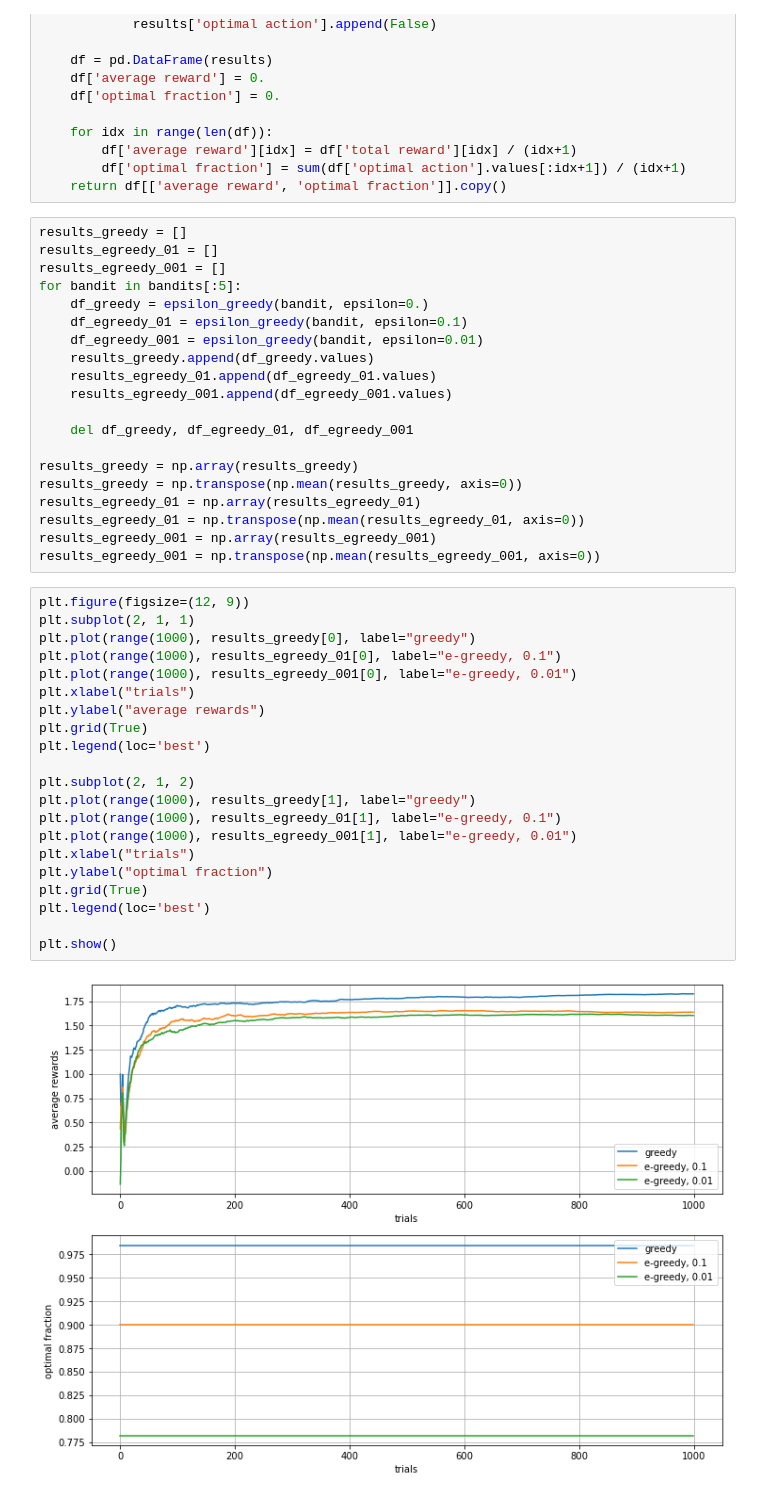
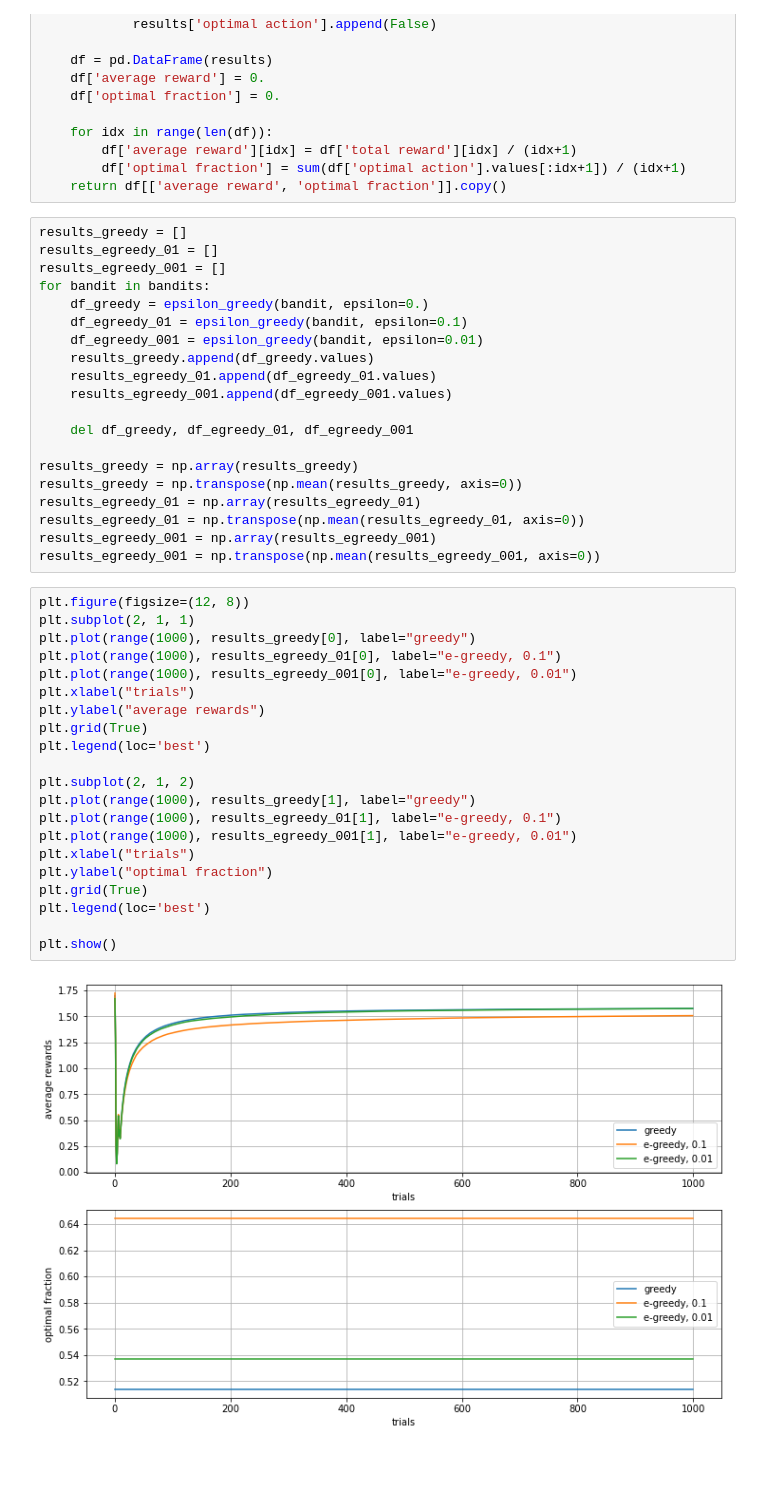
Before and after one commit to choij1589/MachineLearning, a Jupyter notebook: ReinforcementLearning/Chapter-2/k-armed_bandit.ipynb, the cells around one changed output. Cells and saved outputs as stored; diff of their text form; blank space fills up the shorter version.

```diff
--- a/ReinforcementLearning/Chapter-2/k-armed_bandit.ipynb
+++ b/ReinforcementLearning/Chapter-2/k-armed_bandit.ipynb
@@ -79,7 +76,7 @@ def epsilon_greedy(bandit, epsilon=0.01):
 results_greedy = []
 results_egreedy_01 = []
 results_egreedy_001 = []
-for bandit in bandits[:5]:
+for bandit in bandits:
     df_greedy = epsilon_greedy(bandit, epsilon=0.)
     df_egreedy_01 = epsilon_greedy(bandit, epsilon=0.1)
     df_egreedy_001 = epsilon_greedy(bandit, epsilon=0.01)
@@ -96,25 +93,25 @@ results_egreedy_01 = np.transpose(np.mean(results_egreedy_01, axis=0))
 results_egreedy_001 = np.array(results_egreedy_001)
 results_egreedy_001 = np.transpose(np.mean(results_egreedy_001, axis=0))
 # %%
-plt.figure(figsize=(12, 9))
+plt.figure(figsize=(12, 8))
 plt.subplot(2, 1, 1)
 plt.plot(range(1000), results_greedy[0], label="greedy")
 plt.plot(range(1000), results_egreedy_01[0], label="e-greedy, 0.1")
 plt.plot(range(1000), results_egreedy_001[0], label="e-greedy, 0.01")
 plt.xlabel("trials")
 plt.ylabel("average rewards")
 plt.grid(True)
 plt.legend(loc='best')
 
 plt.subplot(2, 1, 2)
 plt.plot(range(1000), results_greedy[1], label="greedy")
 plt.plot(range(1000), results_egreedy_01[1], label="e-greedy, 0.1")
 plt.plot(range(1000), results_egreedy_001[1], label="e-greedy, 0.01")
 plt.xlabel("trials")
 plt.ylabel("optimal fraction")
 plt.grid(True)
 plt.legend(loc='best')
 
 plt.show()
 # %% [output]
-[figure, old version]
+[figure, new version]
```
Also changed, not shown: parts of 2 cells of this notebook, 4 other files.
